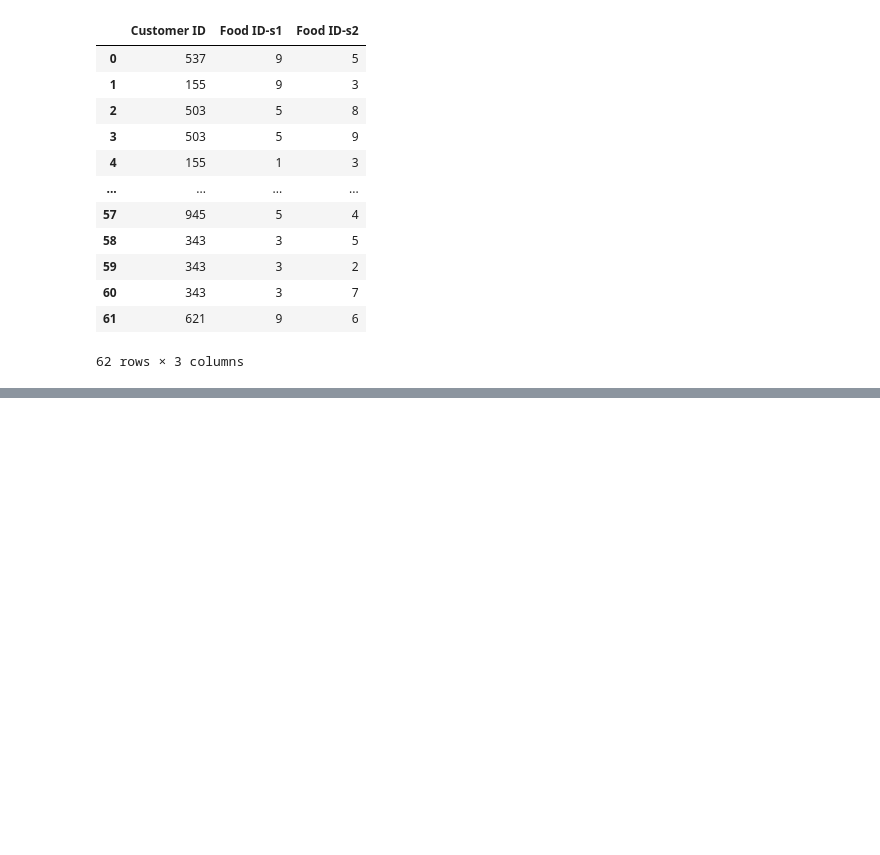
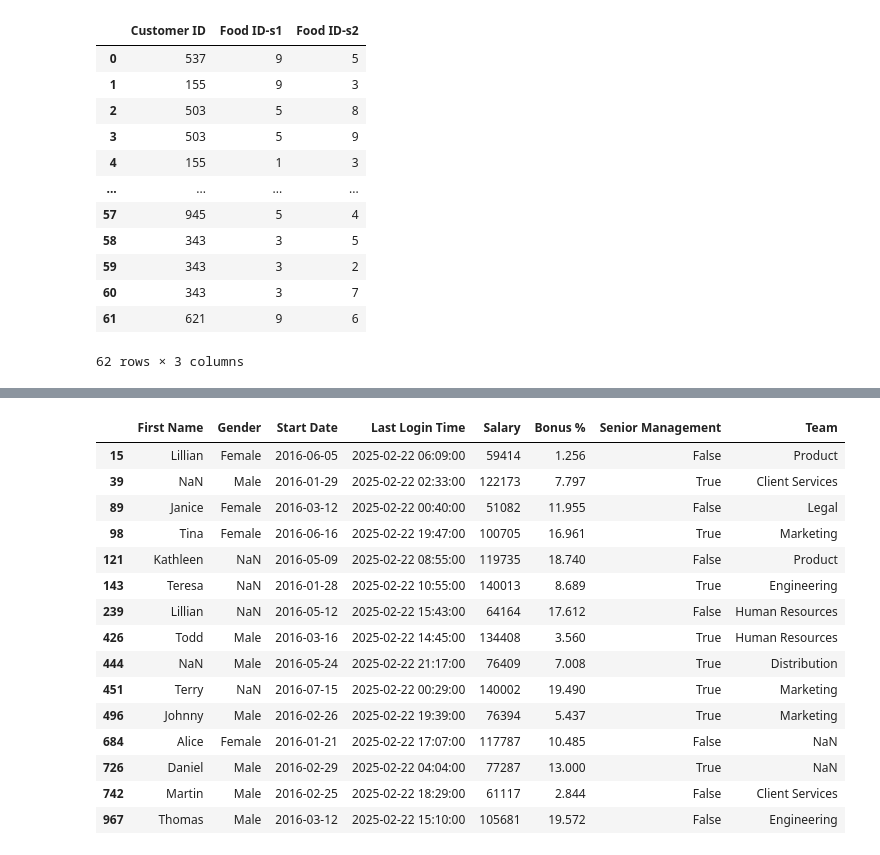
Before and after one commit to proarcherdemo/PythonTraining, a Jupyter notebook: datascience/pandas.ipynb, the cells around one changed output, grey strips where cells are left out. Cells and saved outputs as stored; diff of their text form; code cells hidden in the pictures; blank space fills up the shorter version.

```diff
--- a/datascience/pandas.ipynb
+++ b/datascience/pandas.ipynb
@@ -739,0 +938,19 @@ sales1.merge(sales2, how="inner", on="Customer ID", suffixes=['-s1', '-s2'])
+# %%
+df[df['Start Date'] > '2016-01-01']
+# %% [output]
+|  | First Name | Gender | Start Date | Last Login Time | Salary | Bonus % | Senior Management | Team |
+| 15 | Lillian | Female | 2016-06-05 | 2025-02-22 06:09:00 | 59414 | 1.256 | False | Product |
+| 39 | NaN | Male | 2016-01-29 | 2025-02-22 02:33:00 | 122173 | 7.797 | True | Client Services |
+| 89 | Janice | Female | 2016-03-12 | 2025-02-22 00:40:00 | 51082 | 11.955 | False | Legal |
+| 98 | Tina | Female | 2016-06-16 | 2025-02-22 19:47:00 | 100705 | 16.961 | True | Marketing |
+| 121 | Kathleen | NaN | 2016-05-09 | 2025-02-22 08:55:00 | 119735 | 18.740 | False | Product |
+| 143 | Teresa | NaN | 2016-01-28 | 2025-02-22 10:55:00 | 140013 | 8.689 | True | Engineering |
+| 239 | Lillian | NaN | 2016-05-12 | 2025-02-22 15:43:00 | 64164 | 17.612 | False | Human Resources |
+| 426 | Todd | Male | 2016-03-16 | 2025-02-22 14:45:00 | 134408 | 3.560 | True | Human Resources |
+| 444 | NaN | Male | 2016-05-24 | 2025-02-22 21:17:00 | 76409 | 7.008 | True | Distribution |
+| 451 | Terry | NaN | 2016-07-15 | 2025-02-22 00:29:00 | 140002 | 19.490 | True | Marketing |
+| 496 | Johnny | Male | 2016-02-26 | 2025-02-22 19:39:00 | 76394 | 5.437 | True | Marketing |
+| 684 | Alice | Female | 2016-01-21 | 2025-02-22 17:07:00 | 117787 | 10.485 | False | NaN |
+| 726 | Daniel | Male | 2016-02-29 | 2025-02-22 04:04:00 | 77287 | 13.000 | True | NaN |
+| 742 | Martin | Male | 2016-02-25 | 2025-02-22 18:29:00 | 61117 | 2.844 | False | Client Services |
+| 967 | Thomas | Male | 2016-03-12 | 2025-02-22 15:10:00 | 105681 | 19.572 | False | Engineering |
```
Also changed, not shown: parts of 18 cells of this notebook, 1 other file.
